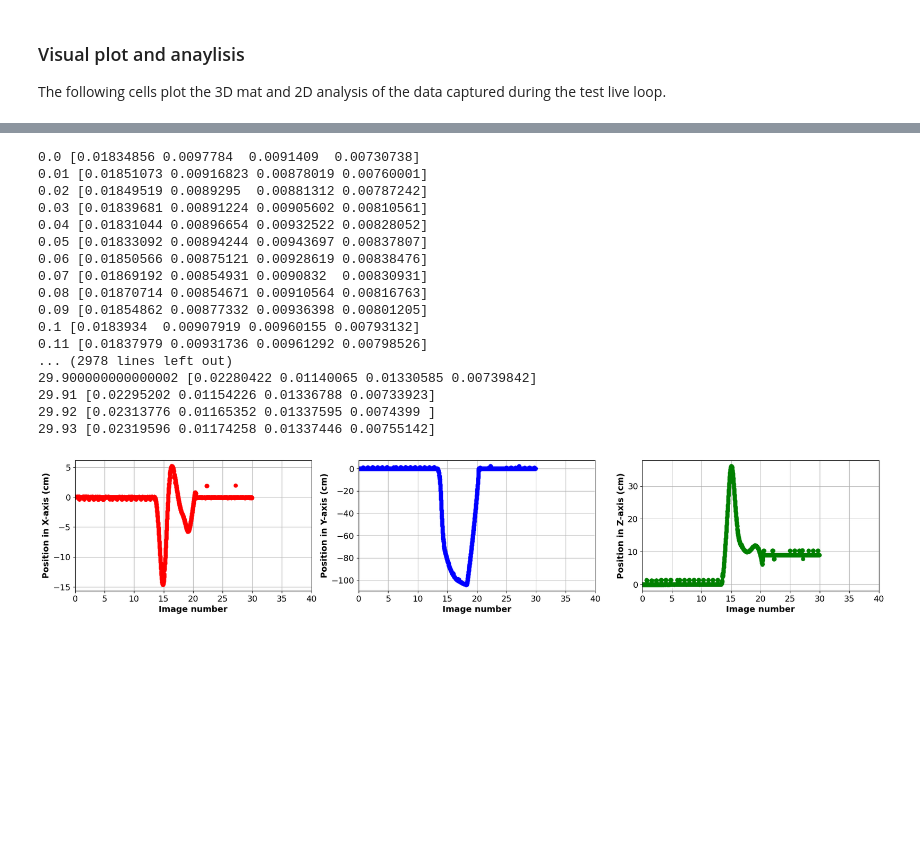
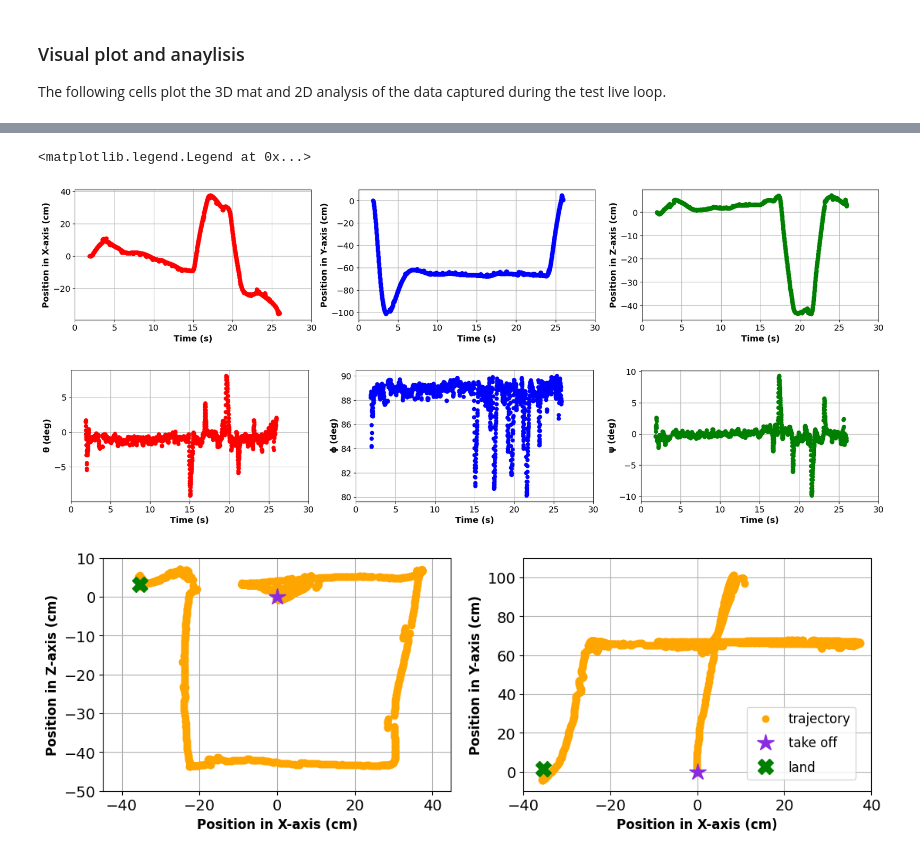
Before and after one commit to debOliveira/MoCapRasp, a Jupyter notebook: central/debugOnline.ipynb, the cells around one changed output, grey strips where cells are left out. Saved outputs shown, nothing was run; the diff lists cells and outputs as text; code cells hidden in the pictures; blank space fills up the shorter version.

```diff
--- a/central/debugOnline.ipynb
+++ b/central/debugOnline.ipynb
@@ -41,7 +41,7 @@ The following cell sets up the name of the CSV where the data is stored and the
 ##########################################
 
 # name (folder/camCalib.csv) where the CSV from serverv2Calib.py is saved
-dfCSV = np.genfromtxt('G:/Meu Drive/UFCG/Mestrado/MoCap/CSV datasets/30Jun/Mambo/camCalib.csv', delimiter=',')
+dfCSV = np.genfromtxt('G:/Meu Drive/UFCG/Mestrado/MoCap/CSV datasets/29Jun/camCalib.csv', delimiter=',')
 verbose = False # verbose flag for reading the data and interpolation
 nCameras = 4    # number of cameras
 recTime = 120    # recording time, in seconds
@@ -569,7 +558,7 @@ The following cell sets up the name of the CSV where the data is stored and the
 ##########################################
 
 # name (folder/camGround.csv) where the CSV from serverv2Ground.py is saved
-dfCSV = np.genfromtxt('G:/Meu Drive/UFCG/Mestrado/MoCap/CSV datasets/30Jun/Mambo/camGround.csv', delimiter=',')
+dfCSV = np.genfromtxt('G:/Meu Drive/UFCG/Mestrado/MoCap/CSV datasets/29Jun/camGround.csv', delimiter=',')
 # %%
 #########################
 ### Utility functions ###
@@ -948,9 +937,10 @@ The following cell sets up the name of the CSV where the data is stored and the
 ##########################################
 
 # name (folder/camTest.csv) where the CSV from serverv2Test.py is saved
-dfCSV = np.genfromtxt('G:/Meu Drive/UFCG/Mestrado/MoCap/CSV datasets/30Jun/Mambo/camTest.csv', delimiter=',')
-recTime = 40    # recording time, in seconds
+dfCSV = np.genfromtxt('G:/Meu Drive/UFCG/Mestrado/MoCap/CSV datasets/29Jun/camTest.csv', delimiter=',')
+recTime = 30    # recording time, in seconds
 step = 1/100    # step of the interpolated DF
+isDrone = True  # should I realign the point cloud to match the drones X and Y axis
 # %%
 #########################
 ### Utility functions ###
@@ -1320,7 +1310,5 @@ plt.show()
 for k in range(0,4):
     idx = np.array(range(k,allPoints3d.shape[1],4)).astype(int)
     points3dNew = allPoints3d.T[idx]
-    # plor min and maximum height
-    print('marker',k,'max',-min(points3dNew[:,1]),'m,','min',-max(points3dNew[:,1]),'m')
-    np.savetxt('points3d'+str(k)+'.csv',points3dNew,delimiter=',')
+    np.savetxt('data/points3d'+str(k)+'.csv',points3dNew,delimiter=',')
 # %% [output]
@@ -1414,6 +1402,7 @@ for k in range(0,dfTriang.shape[0]):
     # the blobs furthest apart are the vertices of the triangle
     myIdx = np.unique([allCombinationsOf2[orderedNorm[-1]],allCombinationsOf2[orderedNorm[-2]]])
     centreOfMass = [i for i in range(0,4) if i not in myIdx]
+    #print(centreOfMass)
     # save do array
     if not len(points3d_rightTriangle):
          points3d_centreOfMass = pts[centreOfMass]
@@ -1421,62 +1410,76 @@ for k in range(0,dfTriang.shape[0]):
     else:
         points3d_centreOfMass = np.vstack((points3d_centreOfMass,pts[centreOfMass]))
         points3d_rightTriangle = np.vstack((points3d_rightTriangle,pts[myIdx]))
-    print(ts,pts[:,1].ravel())
+    #print(ts,pts[:,1].ravel())
 # plotting variables
 fig, axs = plt.subplots(1,3,figsize=(24,4),dpi=100)
 colour = ['r','b','g']
 label = ['Position in X-axis (cm)','Position in Y-axis (cm)','Position in Z-axis (cm)']
 for k in range(0,3):
     axs[k].plot(dfTriang[:,-1],
-                (points3d_centreOfMass[:,k]-points3d_centreOfMass[0,k])*100,
+                (points3d_centreOfMass[:,k])*100,
                 'o',c=colour[k],linewidth=3)
     axs[k].set_xlim((0,recTime))
     axs[k].grid(True)
     axs[k].set_ylabel(label[k],fontweight='bold',size=14)
-    axs[k].set_xlabel('Image number',fontweight='bold',size=14)
+    axs[k].set_xlabel('Time (s)',fontweight='bold',size=14)
     plt.rcParams['xtick.labelsize']=14
     plt.rcParams['ytick.labelsize']=14
 
-'''# get orientation
+# get orientation
 myOrientation = []
 for k in range(0,int(points3d_rightTriangle.shape[0]/3)):
     # get the coordinates of the vertices of the triangles
     pts = points3d_rightTriangle[k*3:k*3+3]
     # get orthogonal vector and angles
     n = np.cross(pts[1]-pts[0], pts[2]-pts[0])
     nNormalised = n / np.linalg.norm(n)
     angles = np.rad2deg(np.arcsin(nNormalised))
     # save array
     if not len(myOrientation): myOrientation = [angles]
     else: myOrientation = np.vstack((myOrientation,[angles]))
 # plotting variables
 fig, axs = plt.subplots(1,3,figsize=(24,4),dpi=100)
 colour = ['r','b','g']
 label = [r'$\mathbf{\theta\;(deg)}$',r'$\mathbf{\phi\;(deg)}$',r'$\mathbf{\psi\;(deg)}$']
 for k in range(0,3):
-    axs[k].plot(dfTriang[:,-1],myOrientation[:,k]-myOrientation[0,k],'o',c=colour[k],linewidth=3)
+    axs[k].plot(dfTriang[:,-1],myOrientation[:,k],'o',c=colour[k],linewidth=3)
     axs[k].set_xlim((0,recTime))
     axs[k].grid(True)
     axs[k].set_ylabel(label[k],size=14,labelpad=3)
-    axs[k].set_xlabel('Image number',fontweight='bold',size=14)
+    axs[k].set_xlabel('Time (s)',fontweight='bold',size=14)
     plt.rcParams['xtick.labelsize']=14
-    plt.rcParams['ytick.labelsize']=14''';
+    plt.rcParams['ytick.labelsize']=14
+
+# ploting upper and lateral map
+fig, axs = plt.subplots(1,2,figsize=(16,4),dpi=100)
+l1 = axs[0].plot(points3d_centreOfMass[:,0]*100,points3d_centreOfMass[:,2]*100, 'o',c='orange',linewidth=3,label='trajectory')
+l2 = axs[0].plot(points3d_centreOfMass[1,0]*100,points3d_centreOfMass[1,2]*100, '*',
+                c='blueviolet',linewidth=3,label='take off', markersize=16)
+l3 = axs[0].plot(points3d_centreOfMass[-1,0]*100,points3d_centreOfMass[-1,2]*100, 'X',
+                c='green',linewidth=3,label='land', markersize=14)
+axs[0].grid(True); axs[0].axis('equal')
+axs[0].set_xlim((-40,40)); axs[0].set_ylim((-50,10));
+axs[0].set_ylabel('Position in Z-axis (cm)',fontweight='bold',size=12)
+axs[0].set_xlabel('Position in X-axis (cm)',fontweight='bold',size=12)
+pos = axs[0].get_position()
+axs[0].set_position([pos.x0, pos.y0, pos.width * 0.8, pos.height])
+axs[1].plot(points3d_centreOfMass[:,0]*100,-points3d_centreOfMass[:,1]*100, 'o',c='orange',label='trajectory')
+axs[1].plot(points3d_centreOfMass[1,0]*100,points3d_centreOfMass[1,1]*100, '*',
+            c='blueviolet',linewidth=3,label='take off', markersize=16)
+axs[1].plot(points3d_centreOfMass[-1,0]*100,points3d_centreOfMass[-1,1]*100, 'X',
+            c='green',linewidth=3,label='land', markersize=14)
+axs[1].grid(True);
+axs[1].set_xlim((-40,40)); axs[1].set_ylim((-10,110))
+axs[1].set_ylabel('Position in Y-axis (cm)',fontweight='bold',size=12)
+axs[1].set_xlabel('Position in X-axis (cm)',fontweight='bold',size=12)
+pos = axs[1].get_position()
+axs[1].set_position([pos.x0-pos.x0*0.15, pos.y0, pos.width * 0.8, pos.height])
+plt.rcParams['xtick.labelsize']=14; plt.rcParams['ytick.labelsize']=14
+handles, labels = axs[0].get_legend_handles_labels()
+fig.legend(handles, labels,loc='center right', bbox_to_anchor=(.74, 0.28),fontsize=12,labelspacing=.8)
 # %% [output]
-0.0 [0.01834856 0.0097784  0.0091409  0.00730738]
-0.01 [0.01851073 0.00916823 0.00878019 0.00760001]
-0.02 [0.01849519 0.0089295  0.00881312 0.00787242]
-0.03 [0.01839681 0.00891224 0.00905602 0.00810561]
-0.04 [0.01831044 0.00896654 0.00932522 0.00828052]
-0.05 [0.01833092 0.00894244 0.00943697 0.00837807]
-0.06 [0.01850566 0.00875121 0.00928619 0.00838476]
-0.07 [0.01869192 0.00854931 0.0090832  0.00830931]
-0.08 [0.01870714 0.00854671 0.00910564 0.00816763]
-0.09 [0.01854862 0.00877332 0.00936398 0.00801205]
-0.1 [0.0183934  0.00907919 0.00960155 0.00793132]
-0.11 [0.01837979 0.00931736 0.00961292 0.00798526]
-... (2978 lines left out)
-29.900000000000002 [0.02280422 0.01140065 0.01330585 0.00739842]
-29.91 [0.02295202 0.01154226 0.01336788 0.00733923]
-29.92 [0.02313776 0.01165352 0.01337595 0.0074399 ]
-29.93 [0.02319596 0.01174258 0.01337446 0.00755142]
+<matplotlib.legend.Legend at 0x...>
-[figure, old version]
+[figure, new version]
+[figure, added]
+[figure, added]
```
Also changed, not shown: parts of 6 cells of this notebook, 3 other files.
